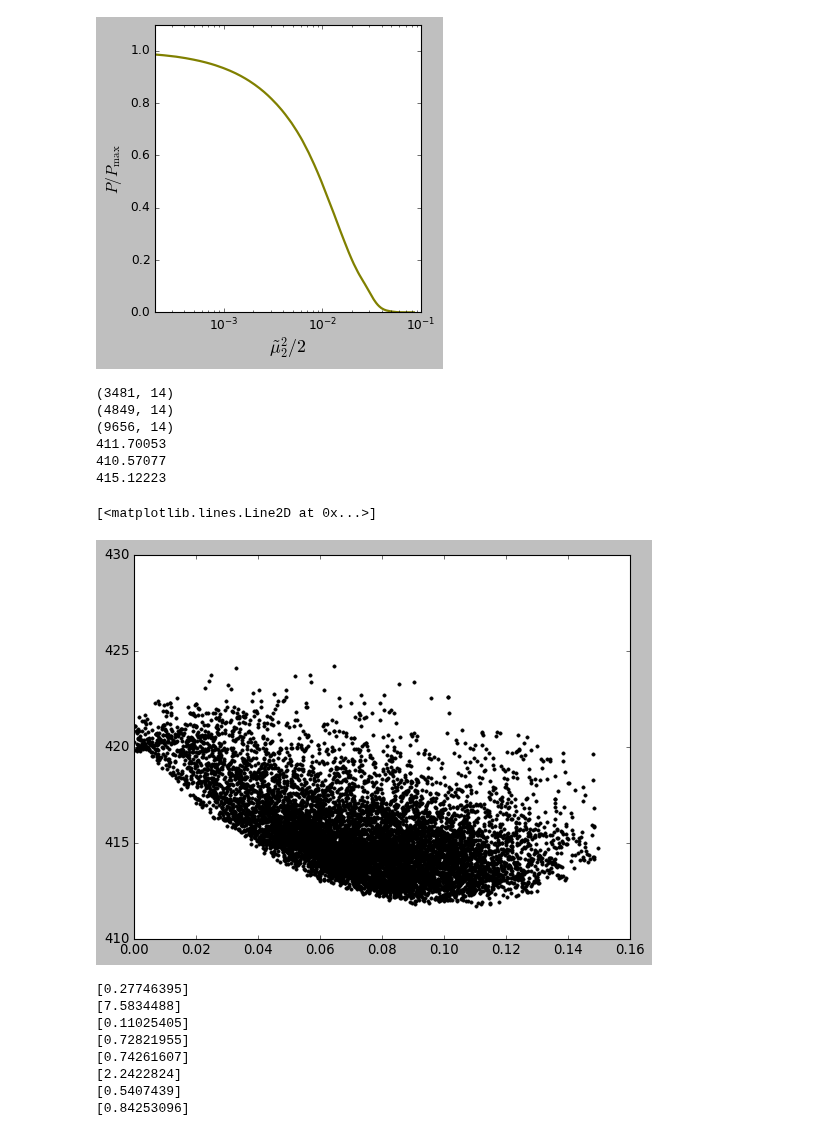
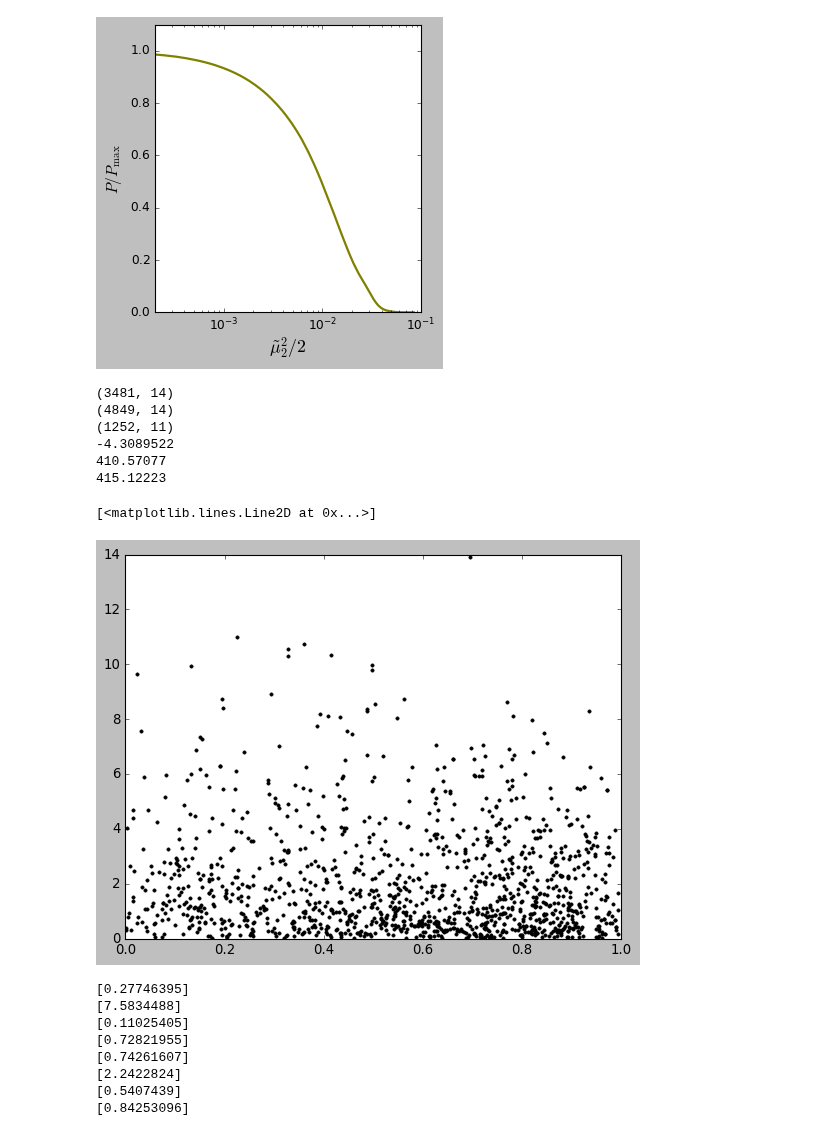
Before and after one commit to SaeedAnsarifard/NeuMod, a Jupyter notebook: Tutorial_MCMC.ipynb, the cells around one changed output. Cells and saved outputs as stored; diff of their text form; code cells hidden in the pictures.

```diff
--- a/Tutorial_MCMC.ipynb
+++ b/Tutorial_MCMC.ipynb
@@ -288,7 +287,7 @@ chi2_samp_lo = np.loadtxt('output8_91/run_info.1.txt')
 chi2_samp_me = np.loadtxt('output8_7/run_info.1.txt')
 
 
-chi2_samp = np.loadtxt('output9_1/run_info.1.txt')
+chi2_samp = np.loadtxt('output10_1/run_info.1.txt')
 print(chi2_samp_hi.shape)
 print(chi2_samp_lo.shape)
 print(chi2_samp.shape)
@@ -300,28 +299,28 @@ print(np.min(chi2_samp_lo[:,1]))
 # %% [output]
 (3481, 14)
 (4849, 14)
-(9656, 14)
-411.70053
+(1252, 11)
+-4.3089522
 410.57077
 415.12223
 # %%
 cond = (chi2_samp_hi[:,9] >= 1) & (chi2_samp_hi[:,9] <= 7)
 cond_lo = (chi2_samp_lo[:,9] >= 0.7) & (chi2_samp_lo[:,9] <= 3)
 
 plt.rcParams['axes.formatter.useoffset'] = False
-plt.ylim(410,430)
+#plt.ylim(410,430)
 
 #plt.plot(2 * chi2_samp_hi[cond,9] * 1.31 * 1e-2, chi2_samp_hi[cond,1],'b.')
 #plt.plot(2 * chi2_samp_lo[:,9] * 1.31 * 1e-2, chi2_samp_lo[:,1],'b.')
 
 
-plt.plot(chi2_samp[:,4], chi2_samp[:,1] ,'k.')
+plt.plot(chi2_samp[:,5], chi2_samp[:,9] ,'k.')
 #plt.plot(chi2_samp_me[:,4], chi2_samp_me[:,1] ,'r.')
 #plt.plot(chi2_samp_hi[cond,4], chi2_samp_hi[cond,1] ,'b.')
 #plt.plot(chi2_samp_lo[cond_lo,4], chi2_samp_lo[cond_lo,1] ,'g.')
 # %% [output]
 [<matplotlib.lines.Line2D at 0x...>]
-[figure, old version]
+[figure, new version]
 # %%
 a = []
 for i in range(2,10):
```
Also changed, not shown: parts of 2 cells of this notebook, 8 other files.
